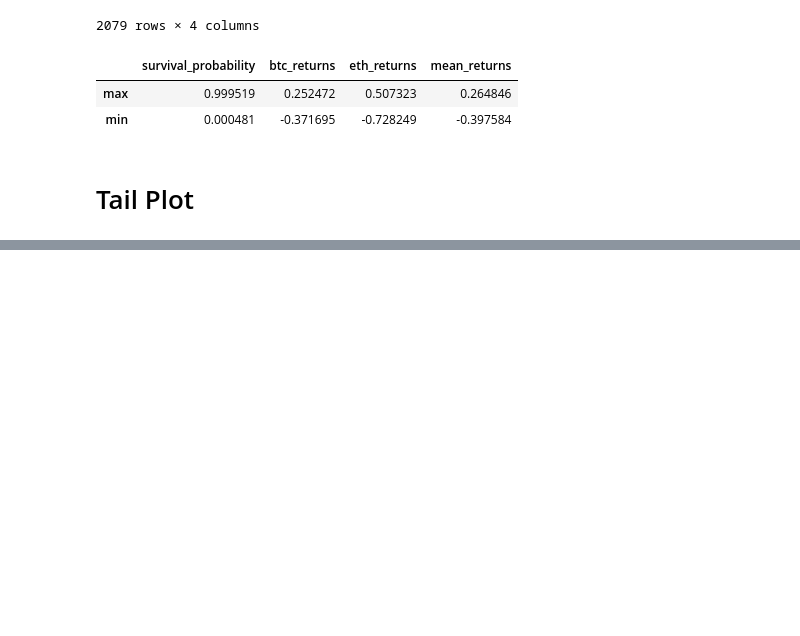
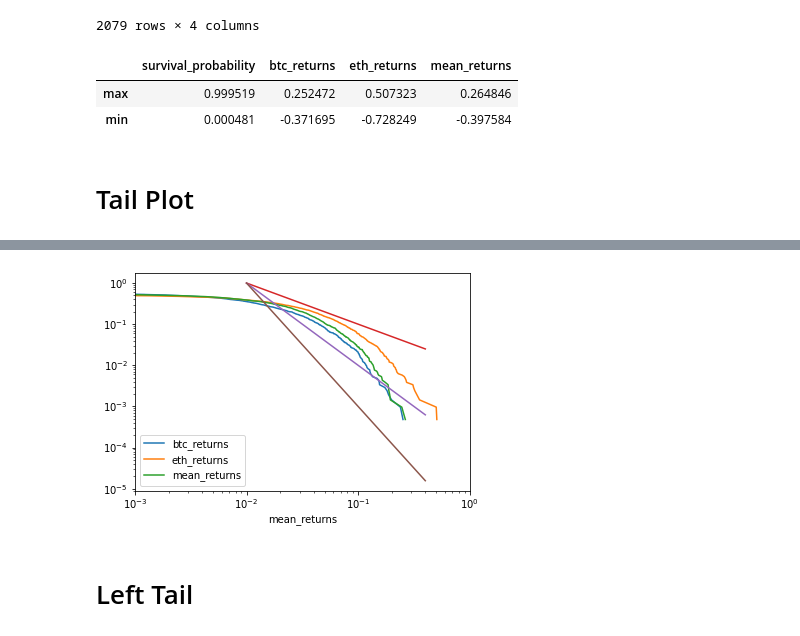
Before and after one commit to FergM/fattails, a Jupyter notebook: notebooks/NB30 - Tail Comparison.ipynb, the cells around one changed output, grey strips where cells are left out. Cells and saved outputs as stored; diff of their text form; code cells hidden in the pictures; blank space fills up the shorter version.

Commit message:
Tail comparison roughwork

```diff
--- a/notebooks/NB30 - Tail Comparison.ipynb
+++ b/notebooks/NB30 - Tail Comparison.ipynb
@@ -353,0 +372,37 @@ for col in survival_df.columns[1:]:
+# %%
+# Plot All Three Columns
+ax = None
+
+for col in survival_df.columns[1:]:
+
+    if ax == None:
+        ax = survival_df.plot(col, 'survival_probability', \
+                              label=col, loglog=True, \
+                              xlim = xlim, \
+                              **kwargs)
+    else:
+        survival_df.plot(col, 'survival_probability', \
+                         label=col, ax=ax, \
+                         **kwargs)
+
+K=0.01
+
+# Plot Alpha=1 control
+slope = -1 # alpha = -slope
+alpha_x1= np.linspace(1e-2,4*1e-1)
+alpha_y1 = K*alpha_x1**slope
+ax.plot(alpha_x1, alpha_y1, label='alpha=1');
+
+slope = -2 # alpha = -slope
+alpha_x1= np.linspace(1e-2,4*1e-1)
+alpha_y1 = 0.01*K*alpha_x1**slope
+ax.plot(alpha_x1, alpha_y1, label='alpha=1');
+
+slope = -3 # alpha = -slope
+alpha_x1= np.linspace(1e-2,4*1e-1)
+alpha_y1 = 0.01*0.01*K*alpha_x1**slope
+ax.plot(alpha_x1, alpha_y1, label='alpha=1');
+# %% [output]
+[figure, added]
+# %% [markdown]
+# Left Tail
```
Also changed, not shown: parts of 29 cells of this notebook.
